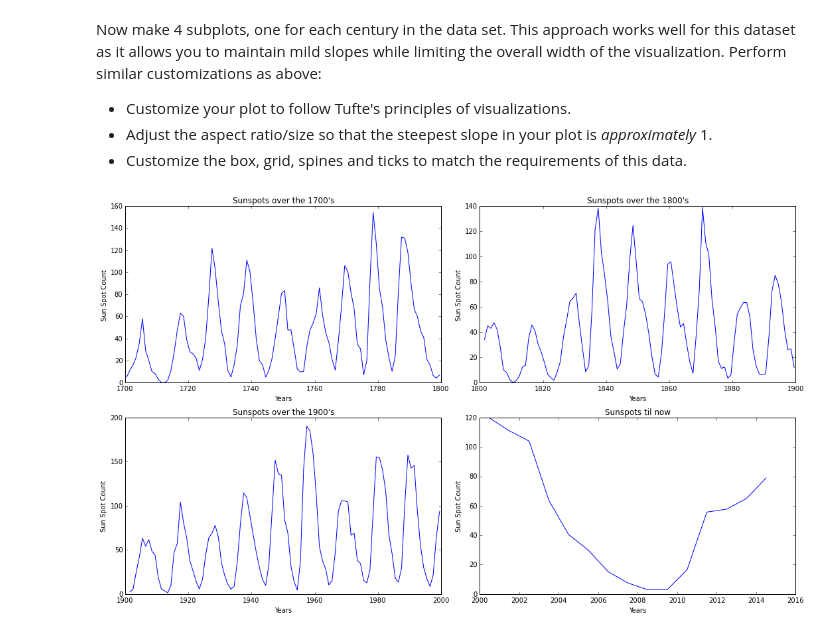
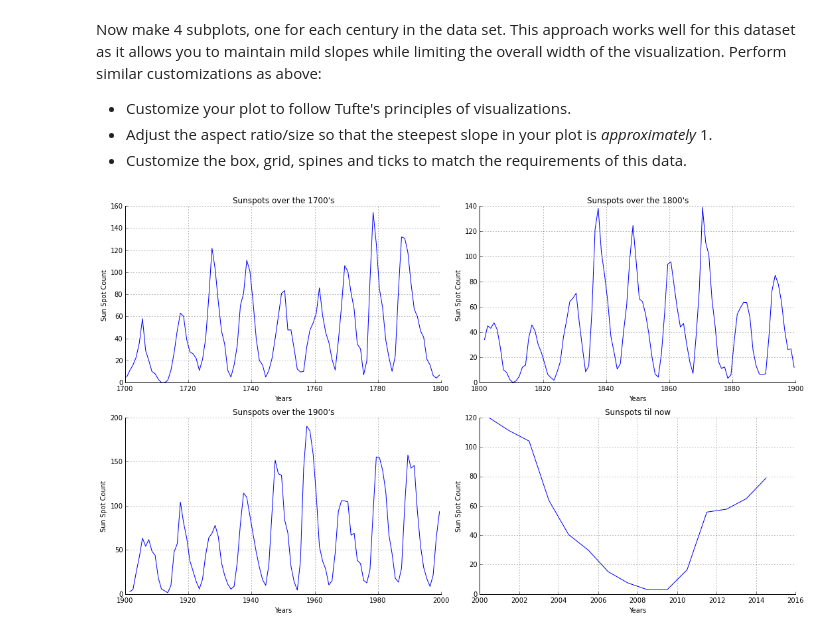
Before and after one commit to enbanuel/phys202-2015-work, a Jupyter notebook: assignments/assignment04/MatplotlibEx01.ipynb, the cells around one changed output. Saved outputs shown, nothing was run; the diff lists cells and outputs as text; code cells hidden in the pictures.

```diff
--- a/assignments/assignment04/MatplotlibEx01.ipynb
+++ b/assignments/assignment04/MatplotlibEx01.ipynb
@@ -59,33 +66,58 @@ Now make 4 subplots, one for each century in the data set. This approach works w
 # %%
 # YOUR CODE HERE
 f = plt.figure(figsize=(15,9))
+
 
 plt.subplot(2, 2, 1)
 plt.plot(year[0:100], ssc[0:100])
 plt.xlabel('Years')
 plt.ylabel('Sun Spot Count')
 plt.title('Sunspots over the 1700\'s')
+ax = plt.gca()
+ax.spines['top'].set_visible(False)
+ax.spines['right'].set_visible(False)
+ax.get_xaxis().tick_bottom()
+ax.get_yaxis().tick_left()
+plt.grid()
 
 plt.subplot(2, 2, 2)
 plt.plot(year[101:200], ssc[101:200])
 plt.xlabel('Years')
 plt.ylabel('Sun Spot Count')
 plt.title('Sunspots over the 1800\'s')
+ax = plt.gca()
+ax.spines['top'].set_visible(False)
+ax.spines['right'].set_visible(False)
+ax.get_xaxis().tick_bottom()
+ax.get_yaxis().tick_left()
+plt.grid()
 
 plt.subplot(2, 2, 3)
 plt.plot(year[201:300], ssc[201:300])
 plt.xlabel('Years')
 plt.ylabel('Sun Spot Count')
 plt.title('Sunspots over the 1900\'s')
+ax = plt.gca()
+ax.spines['top'].set_visible(False)
+ax.spines['right'].set_visible(False)
+ax.get_xaxis().tick_bottom()
+ax.get_yaxis().tick_left()
+plt.grid()
 
 plt.subplot(2, 2, 4)
 plt.plot(year[300:320], ssc[300:320])
 plt.xlabel('Years')
 plt.ylabel('Sun Spot Count')
 plt.title('Sunspots til now')
+ax = plt.gca()
+ax.spines['top'].set_visible(False)
+ax.spines['right'].set_visible(False)
+ax.get_xaxis().tick_bottom()
+ax.get_yaxis().tick_left()
 
 plt.tight_layout()
+plt.grid()
 # %% [output]
-[figure, old version]
+[figure, new version]
 # %%
 assert True # leave for grading
```
Also changed, not shown: parts of 3 cells of this notebook, 16 other files.
